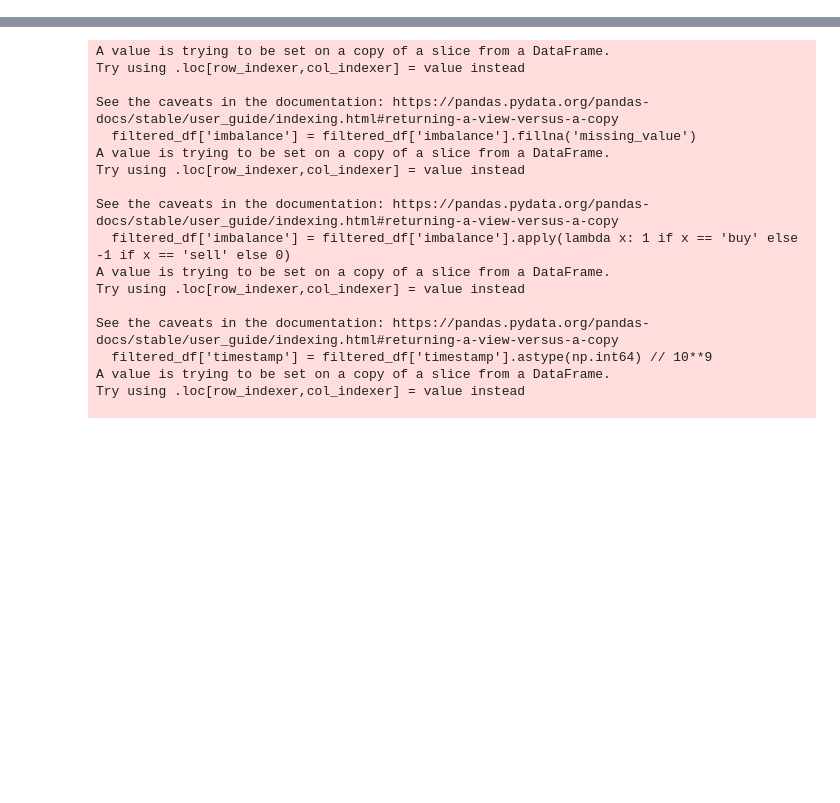
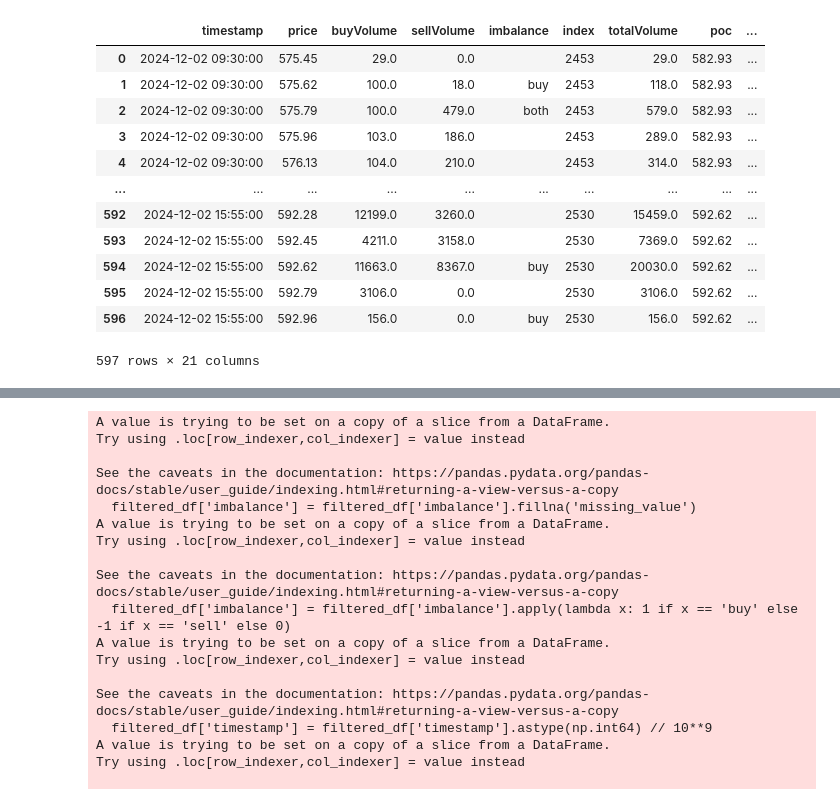
Before and after one commit to Reddy7860/volume_profile, a Jupyter notebook: volume_footprint_anomaly.ipynb, the cells around one changed output, grey strips where cells are left out. Saved outputs shown, nothing was run; the diff lists cells and outputs as text; code cells hidden in the pictures; blank space fills up the shorter version.

```diff
--- a/volume_footprint_anomaly.ipynb
+++ b/volume_footprint_anomaly.ipynb
@@ -167,2 +294,5 @@ filtered_df = series_df[series_df['timestamp'] >= '2024-07-23 09:30:00']
 # %%
 filtered_df.reset_index(inplace=True,drop=True)
+# %%
+# Sort by timestamp and price ascending
+filtered_df = filtered_df.sort_values(by=['timestamp', 'price']).reset_index(drop=True)
@@ -168,0 +456,16 @@ filtered_df.reset_index(inplace=True,drop=True)
+# %%
+filtered_df
+# %% [output]
+|  | timestamp | price | buyVolume | sellVolume | imbalance | index | totalVolume | poc | ... |
+| 0 | 2024-12-02 09:30:00 | 575.45 | 29.0 | 0.0 |  | 2453 | 29.0 | 582.93 | ... |
+| 1 | 2024-12-02 09:30:00 | 575.62 | 100.0 | 18.0 | buy | 2453 | 118.0 | 582.93 | ... |
+| 2 | 2024-12-02 09:30:00 | 575.79 | 100.0 | 479.0 | both | 2453 | 579.0 | 582.93 | ... |
+| 3 | 2024-12-02 09:30:00 | 575.96 | 103.0 | 186.0 |  | 2453 | 289.0 | 582.93 | ... |
+| 4 | 2024-12-02 09:30:00 | 576.13 | 104.0 | 210.0 |  | 2453 | 314.0 | 582.93 | ... |
+| ... | ... | ... | ... | ... | ... | ... | ... | ... | ... |
+| 592 | 2024-12-02 15:55:00 | 592.28 | 12199.0 | 3260.0 |  | 2530 | 15459.0 | 592.62 | ... |
+| 593 | 2024-12-02 15:55:00 | 592.45 | 4211.0 | 3158.0 |  | 2530 | 7369.0 | 592.62 | ... |
+| 594 | 2024-12-02 15:55:00 | 592.62 | 11663.0 | 8367.0 | buy | 2530 | 20030.0 | 592.62 | ... |
+| 595 | 2024-12-02 15:55:00 | 592.79 | 3106.0 | 0.0 |  | 2530 | 3106.0 | 592.62 | ... |
+| 596 | 2024-12-02 15:55:00 | 592.96 | 156.0 | 0.0 | buy | 2530 | 156.0 | 592.62 | ... |
+597 rows × 21 columns
```
Also changed, not shown: parts of 32 cells of this notebook.
